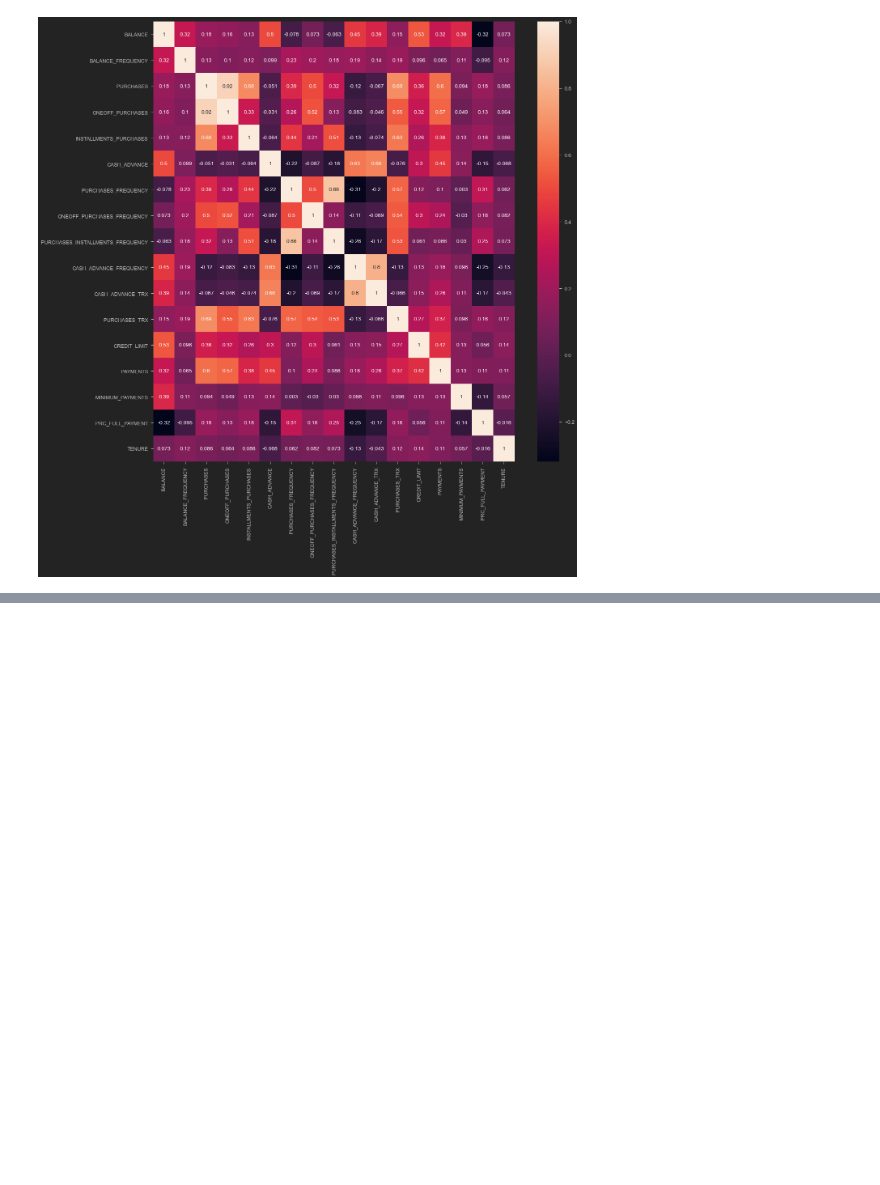
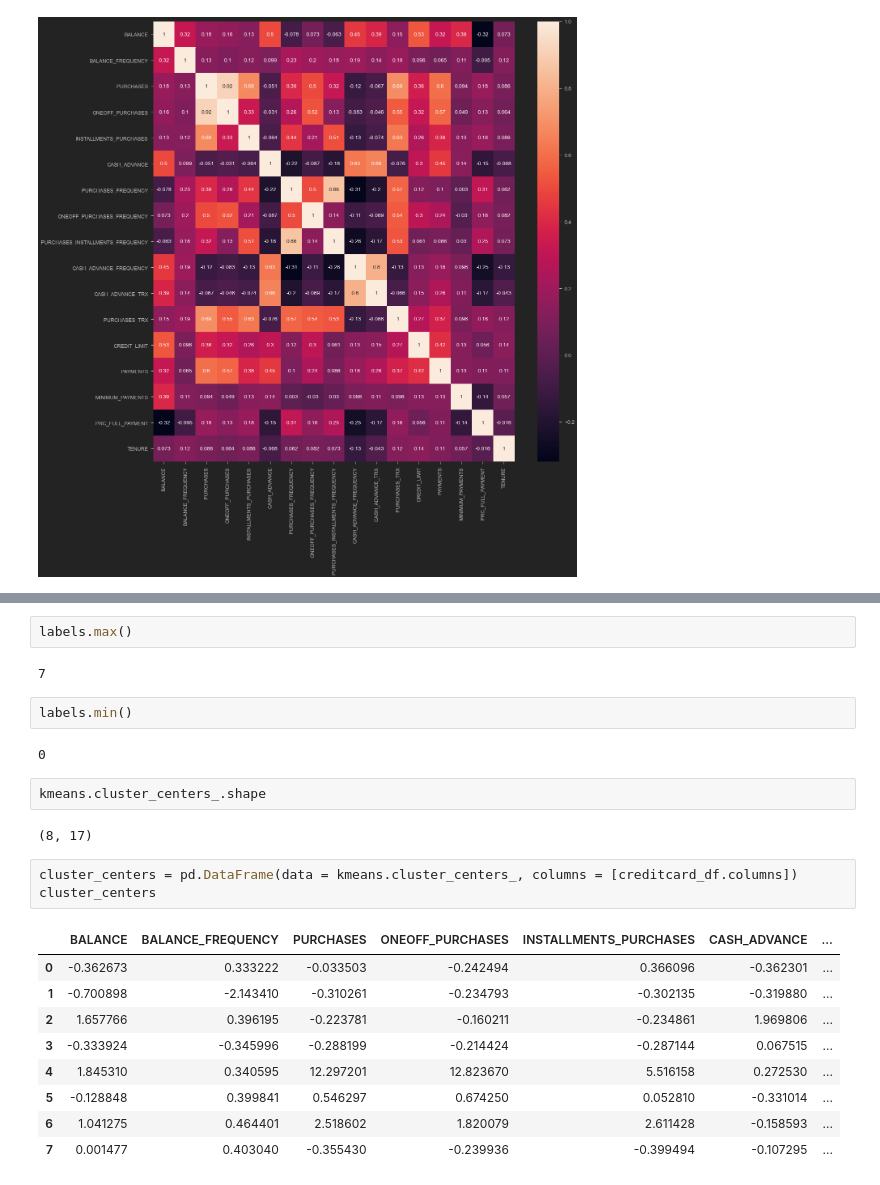
Before and after one commit to Minjire/Financial_Analysis, a Jupyter notebook: Bank Customer Segmentation.ipynb, the cells around one changed output, grey strips where cells are left out. Drawn from its saved outputs; the diff is of its cells as text; blank space fills up the shorter version.

```diff
--- a/Bank Customer Segmentation.ipynb
+++ b/Bank Customer Segmentation.ipynb
@@ -146,0 +203,25 @@ sns.heatmap(correlations, annot = True)
+# %%
+labels.max()
+# %% [output]
+7
+# %%
+labels.min()
+# %% [output]
+0
+# %%
+kmeans.cluster_centers_.shape
+# %% [output]
+(8, 17)
+# %%
+cluster_centers = pd.DataFrame(data = kmeans.cluster_centers_, columns = [creditcard_df.columns])
+cluster_centers
+# %% [output]
+|  | BALANCE | BALANCE_FREQUENCY | PURCHASES | ONEOFF_PURCHASES | INSTALLMENTS_PURCHASES | CASH_ADVANCE | ... |
+| 0 | -0.362673 | 0.333222 | -0.033503 | -0.242494 | 0.366096 | -0.362301 | ... |
+| 1 | -0.700898 | -2.143410 | -0.310261 | -0.234793 | -0.302135 | -0.319880 | ... |
+| 2 | 1.657766 | 0.396195 | -0.223781 | -0.160211 | -0.234861 | 1.969806 | ... |
+| 3 | -0.333924 | -0.345996 | -0.288199 | -0.214424 | -0.287144 | 0.067515 | ... |
+| 4 | 1.845310 | 0.340595 | 12.297201 | 12.823670 | 5.516158 | 0.272530 | ... |
+| 5 | -0.128848 | 0.399841 | 0.546297 | 0.674250 | 0.052810 | -0.331014 | ... |
+| 6 | 1.041275 | 0.464401 | 2.518602 | 1.820079 | 2.611428 | -0.158593 | ... |
+| 7 | 0.001477 | 0.403040 | -0.355430 | -0.239936 | -0.399494 | -0.107295 | ... |
```
Also changed, not shown: parts of 14 cells of this notebook.
